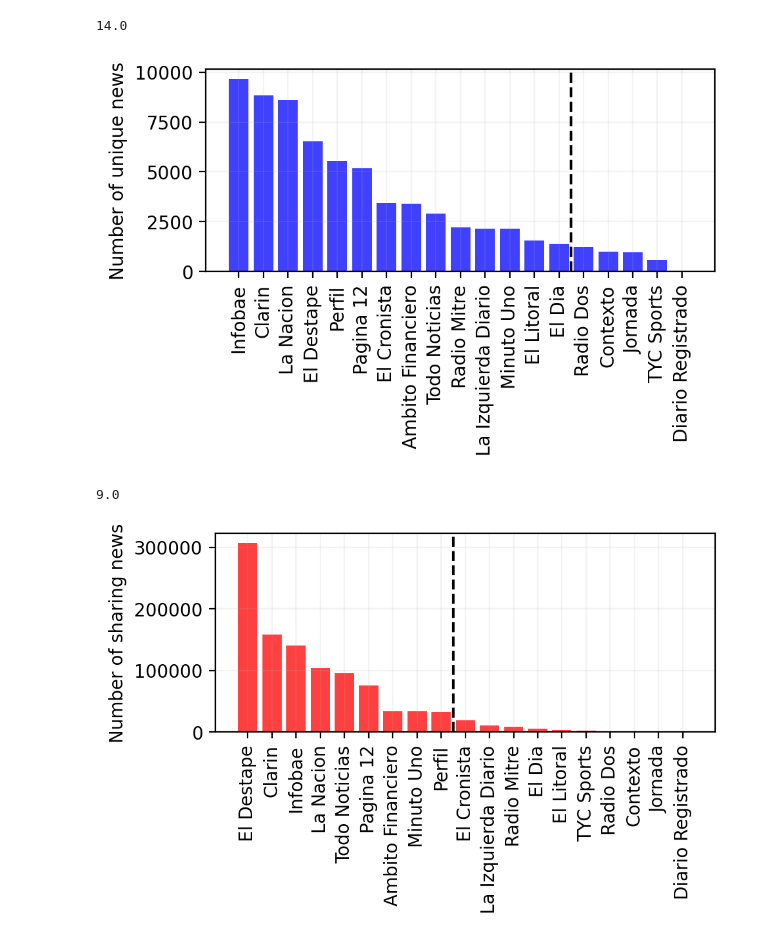
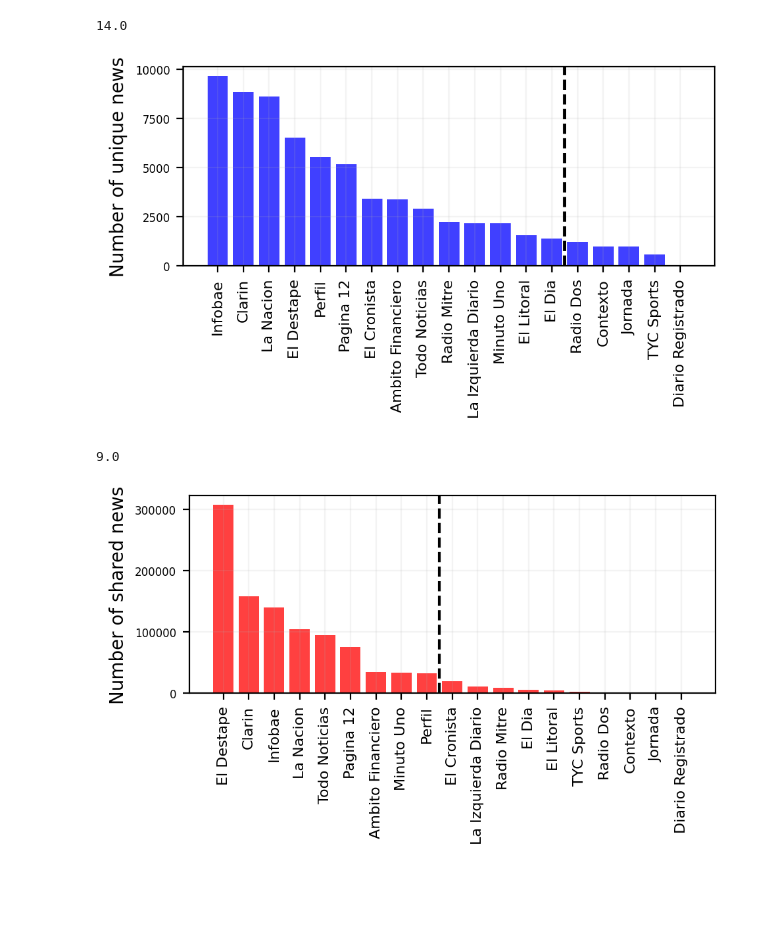
Before and after one commit to spinto88/MediaSharingIndex, a Jupyter notebook: DataExploration.ipynb, the cells around one changed output. Saved outputs shown, nothing was run; the diff lists cells and outputs as text; code cells hidden in the pictures; blank space fills up the shorter version.

```diff
--- a/DataExploration.ipynb
+++ b/DataExploration.ipynb
@@ -47,16 +47,19 @@ print(effective_number_of_media)
 # %% [output]
 14.0
 # %%
-plt.figure(dpi = 200, figsize=(5,2))
+plt.figure(dpi = 200, figsize=(5,3))
+plt.axes([0.15, 0.45, 0.80, 0.50])
 plt.bar(range(dist_unique_news.shape[0]), dist_unique_news.to_list(), color = 'b', alpha = 0.75)
-plt.xticks(range(dist_unique_news.shape[0]), dist_unique_news.index, rotation = 90)
+plt.xticks(range(dist_unique_news.shape[0]), dist_unique_news.index, rotation = 90, size = 8)
 plt.axvline(effective_number_of_media - 0.5, color = 'k', linestyle = '--')
-plt.yticks(size = 10)
-plt.ylabel('Number of unique news')
+plt.yticks(size = 6)
+plt.ylabel('Number of unique news', size = 10)
 plt.grid(True, alpha = 0.15)
+plt.savefig('Results/Distribution_unique_news.pdf')
+plt.savefig('Results/Distribution_unique_news.png')
 plt.show()
 # %% [output]
-[figure, old version]
+[figure, new version]
 # %%
 # Distribution of sharing news
 dist_sharing_news = data.groupby('medio').count()['url_expanded'].sort_values(ascending = False)
@@ -67,13 +70,16 @@ print(effective_number_of_media)
 # %% [output]
 9.0
 # %%
-plt.figure(dpi = 200, figsize=(5,2))
+plt.figure(dpi = 200, figsize=(5,3))
+plt.axes([0.15, 0.45, 0.80, 0.50])
 plt.bar(range(dist_sharing_news.shape[0]), dist_sharing_news.to_list(), color = 'r', alpha = 0.75)
-plt.xticks(range(dist_sharing_news.shape[0]), dist_sharing_news.index, rotation = 90)
+plt.xticks(range(dist_sharing_news.shape[0]), dist_sharing_news.index, rotation = 90, size = 8)
 plt.axvline(effective_number_of_media - 0.5, color = 'k', linestyle = '--')
-plt.yticks(size = 10)
-plt.ylabel('Number of sharing news')
+plt.yticks(size = 6)
+plt.ylabel('Number of shared news')
+plt.savefig('Results/Distribution_sharing_news.pdf')
+plt.savefig('Results/Distribution_sharing_news.png')
 plt.grid(True, alpha = 0.15)
 plt.show()
 # %% [output]
-[figure, old version]
+[figure, new version]
```
Also changed, not shown: 18 other files.
